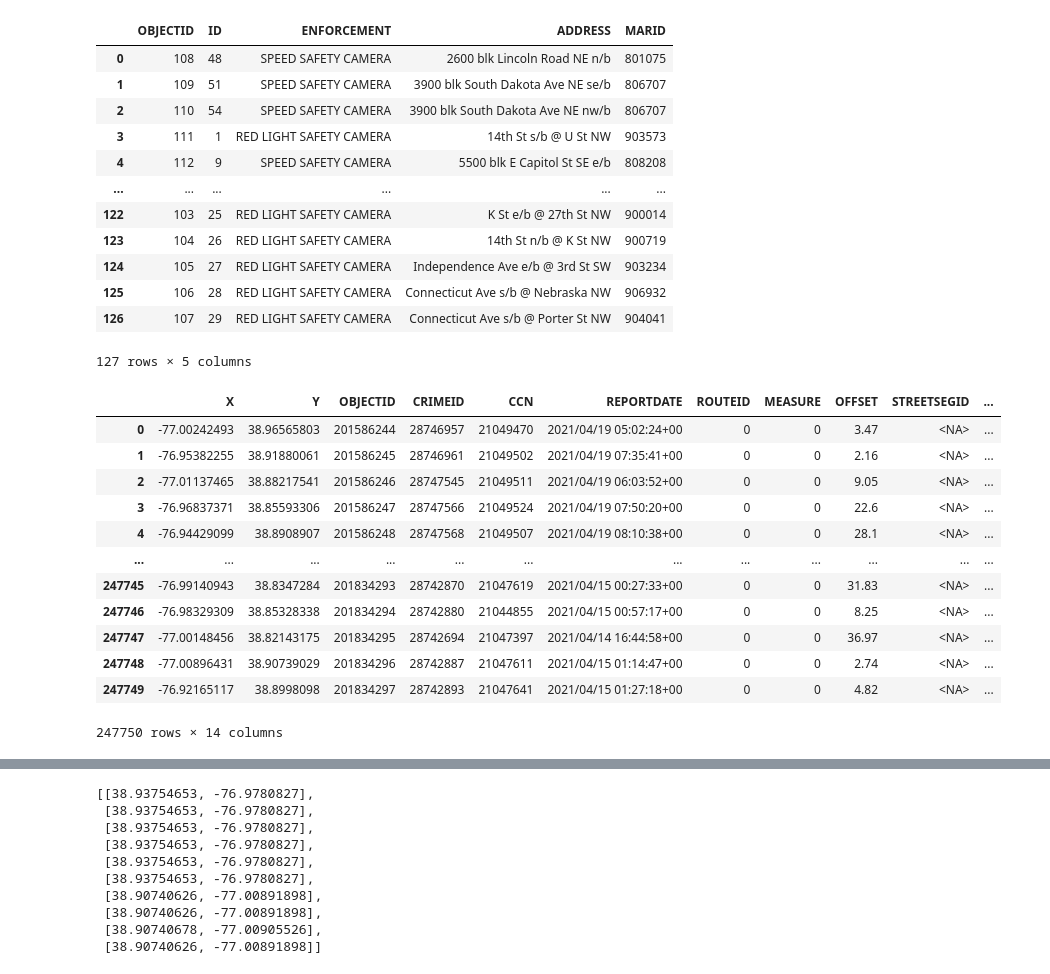
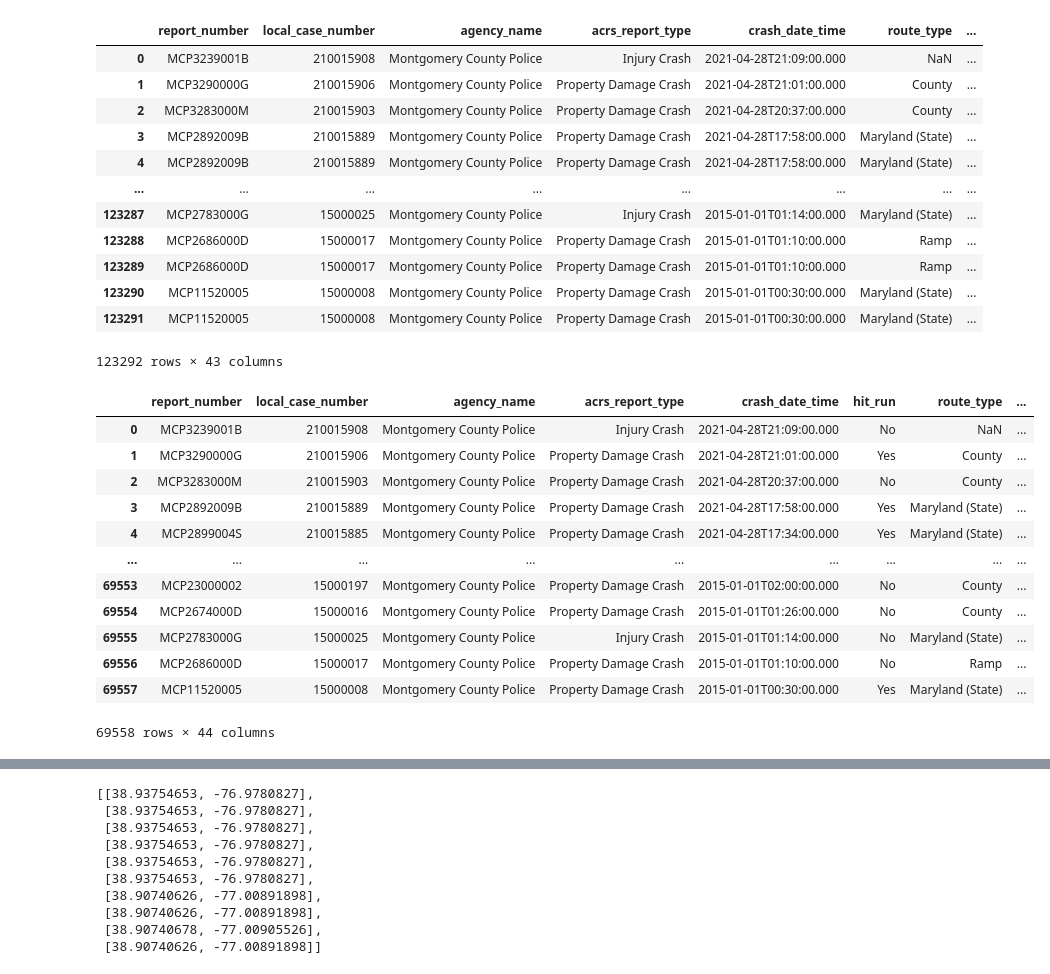
Before and after one commit to terrydiko/INST447Project, a Jupyter notebook: join.ipynb, the cells around one changed output, grey strips where cells are left out. Saved outputs shown, nothing was run; the diff lists cells and outputs as text; code cells hidden in the pictures.

```diff
--- a/join.ipynb
+++ b/join.ipynb
@@ -5,36 +5,36 @@ import pandas as pd
 import folium
 # %%
 
-camera = pd.read_csv("https://raw.githubusercontent.com/terrydiko/INST447Project/main/Cameras.csv", encoding='utf-8')
-camera
+drivers = pd.read_csv("https://raw.githubusercontent.com/terrydiko/INST447Project/main/Drivers.csv", encoding='utf-8', dtype="str")
+drivers
 # %% [output]
-|  | OBJECTID | ID | ENFORCEMENT | ADDRESS | MARID |
-| 0 | 108 | 48 | SPEED SAFETY CAMERA | 2600 blk Lincoln Road NE n/b | 801075 |
-| 1 | 109 | 51 | SPEED SAFETY CAMERA | 3900 blk South Dakota Ave NE se/b | 806707 |
-| 2 | 110 | 54 | SPEED SAFETY CAMERA | 3900 blk South Dakota Ave NE nw/b | 806707 |
-| 3 | 111 | 1 | RED LIGHT SAFETY CAMERA | 14th St s/b @ U St NW | 903573 |
-| 4 | 112 | 9 | SPEED SAFETY CAMERA | 5500 blk E Capitol St SE e/b | 808208 |
-| ... | ... | ... | ... | ... | ... |
-| 122 | 103 | 25 | RED LIGHT SAFETY CAMERA | K St e/b @ 27th St NW | 900014 |
-| 123 | 104 | 26 | RED LIGHT SAFETY CAMERA | 14th St n/b @ K St NW | 900719 |
-| 124 | 105 | 27 | RED LIGHT SAFETY CAMERA | Independence Ave e/b @ 3rd St SW | 903234 |
-| 125 | 106 | 28 | RED LIGHT SAFETY CAMERA | Connecticut Ave s/b @ Nebraska NW | 906932 |
-| 126 | 107 | 29 | RED LIGHT SAFETY CAMERA | Connecticut Ave s/b @ Porter St NW | 904041 |
+|  | report_number | local_case_number | agency_name | acrs_report_type | crash_date_time | route_type | ... |
+| 0 | MCP3239001B | 210015908 | Montgomery County Police | Injury Crash | 2021-04-28T21:09:00.000 | NaN | ... |
+| 1 | MCP3290000G | 210015906 | Montgomery County Police | Property Damage Crash | 2021-04-28T21:01:00.000 | County | ... |
+| 2 | MCP3283000M | 210015903 | Montgomery County Police | Property Damage Crash | 2021-04-28T20:37:00.000 | County | ... |
+| 3 | MCP2892009B | 210015889 | Montgomery County Police | Property Damage Crash | 2021-04-28T17:58:00.000 | Maryland (State) | ... |
+| 4 | MCP2892009B | 210015889 | Montgomery County Police | Property Damage Crash | 2021-04-28T17:58:00.000 | Maryland (State) | ... |
+| ... | ... | ... | ... | ... | ... | ... | ... |
+| 123287 | MCP2783000G | 15000025 | Montgomery County Police | Injury Crash | 2015-01-01T01:14:00.000 | Maryland (State) | ... |
+| 123288 | MCP2686000D | 15000017 | Montgomery County Police | Property Damage Crash | 2015-01-01T01:10:00.000 | Ramp | ... |
+| 123289 | MCP2686000D | 15000017 | Montgomery County Police | Property Damage Crash | 2015-01-01T01:10:00.000 | Ramp | ... |
+| 123290 | MCP11520005 | 15000008 | Montgomery County Police | Property Damage Crash | 2015-01-01T00:30:00.000 | Maryland (State) | ... |
+| 123291 | MCP11520005 | 15000008 | Montgomery County Police | Property Damage Crash | 2015-01-01T00:30:00.000 | Maryland (State) | ... |
-127 rows × 5 columns
+123292 rows × 43 columns
 # %%
-crash = pd.read_csv("https://raw.githubusercontent.com/terrydiko/INST447Project/main/Crashes.csv", encoding= 'utf-8',dtype='string')
-crash
+incidents = pd.read_csv("https://raw.githubusercontent.com/terrydiko/INST447Project/main/Incidents.csv", encoding= 'utf-8', dtype="str")
+incidents
 # %% [output]
-|  | X | Y | OBJECTID | CRIMEID | CCN | REPORTDATE | ROUTEID | MEASURE | OFFSET | STREETSEGID | ... |
-| 0 | -77.00242493 | 38.96565803 | 201586244 | 28746957 | 21049470 | 2021/04/19 05:02:24+00 | 0 | 0 | 3.47 | <NA> | ... |
-| 1 | -76.95382255 | 38.91880061 | 201586245 | 28746961 | 21049502 | 2021/04/19 07:35:41+00 | 0 | 0 | 2.16 | <NA> | ... |
-| 2 | -77.01137465 | 38.88217541 | 201586246 | 28747545 | 21049511 | 2021/04/19 06:03:52+00 | 0 | 0 | 9.05 | <NA> | ... |
-| 3 | -76.96837371 | 38.85593306 | 201586247 | 28747566 | 21049524 | 2021/04/19 07:50:20+00 | 0 | 0 | 22.6 | <NA> | ... |
-| 4 | -76.94429099 | 38.8908907 | 201586248 | 28747568 | 21049507 | 2021/04/19 08:10:38+00 | 0 | 0 | 28.1 | <NA> | ... |
-| ... | ... | ... | ... | ... | ... | ... | ... | ... | ... | ... | ... |
-| 247745 | -76.99140943 | 38.8347284 | 201834293 | 28742870 | 21047619 | 2021/04/15 00:27:33+00 | 0 | 0 | 31.83 | <NA> | ... |
-| 247746 | -76.98329309 | 38.85328338 | 201834294 | 28742880 | 21044855 | 2021/04/15 00:57:17+00 | 0 | 0 | 8.25 | <NA> | ... |
-| 247747 | -77.00148456 | 38.82143175 | 201834295 | 28742694 | 21047397 | 2021/04/14 16:44:58+00 | 0 | 0 | 36.97 | <NA> | ... |
-| 247748 | -77.00896431 | 38.90739029 | 201834296 | 28742887 | 21047611 | 2021/04/15 01:14:47+00 | 0 | 0 | 2.74 | <NA> | ... |
-| 247749 | -76.92165117 | 38.8998098 | 201834297 | 28742893 | 21047641 | 2021/04/15 01:27:18+00 | 0 | 0 | 4.82 | <NA> | ... |
+|  | report_number | local_case_number | agency_name | acrs_report_type | crash_date_time | hit_run | route_type | ... |
+| 0 | MCP3239001B | 210015908 | Montgomery County Police | Injury Crash | 2021-04-28T21:09:00.000 | No | NaN | ... |
+| 1 | MCP3290000G | 210015906 | Montgomery County Police | Property Damage Crash | 2021-04-28T21:01:00.000 | Yes | County | ... |
+| 2 | MCP3283000M | 210015903 | Montgomery County Police | Property Damage Crash | 2021-04-28T20:37:00.000 | No | County | ... |
+| 3 | MCP2892009B | 210015889 | Montgomery County Police | Property Damage Crash | 2021-04-28T17:58:00.000 | Yes | Maryland (State) | ... |
+| 4 | MCP2899004S | 210015885 | Montgomery County Police | Property Damage Crash | 2021-04-28T17:34:00.000 | Yes | Maryland (State) | ... |
+| ... | ... | ... | ... | ... | ... | ... | ... | ... |
+| 69553 | MCP23000002 | 15000197 | Montgomery County Police | Property Damage Crash | 2015-01-01T02:00:00.000 | No | County | ... |
+| 69554 | MCP2674000D | 15000016 | Montgomery County Police | Property Damage Crash | 2015-01-01T01:26:00.000 | No | County | ... |
+| 69555 | MCP2783000G | 15000025 | Montgomery County Police | Injury Crash | 2015-01-01T01:14:00.000 | No | Maryland (State) | ... |
+| 69556 | MCP2686000D | 15000017 | Montgomery County Police | Property Damage Crash | 2015-01-01T01:10:00.000 | No | Ramp | ... |
+| 69557 | MCP11520005 | 15000008 | Montgomery County Police | Property Damage Crash | 2015-01-01T00:30:00.000 | Yes | Maryland (State) | ... |
-247750 rows × 14 columns
+69558 rows × 44 columns
```
Also changed, not shown: parts of 4 cells of this notebook, 2 other files.
